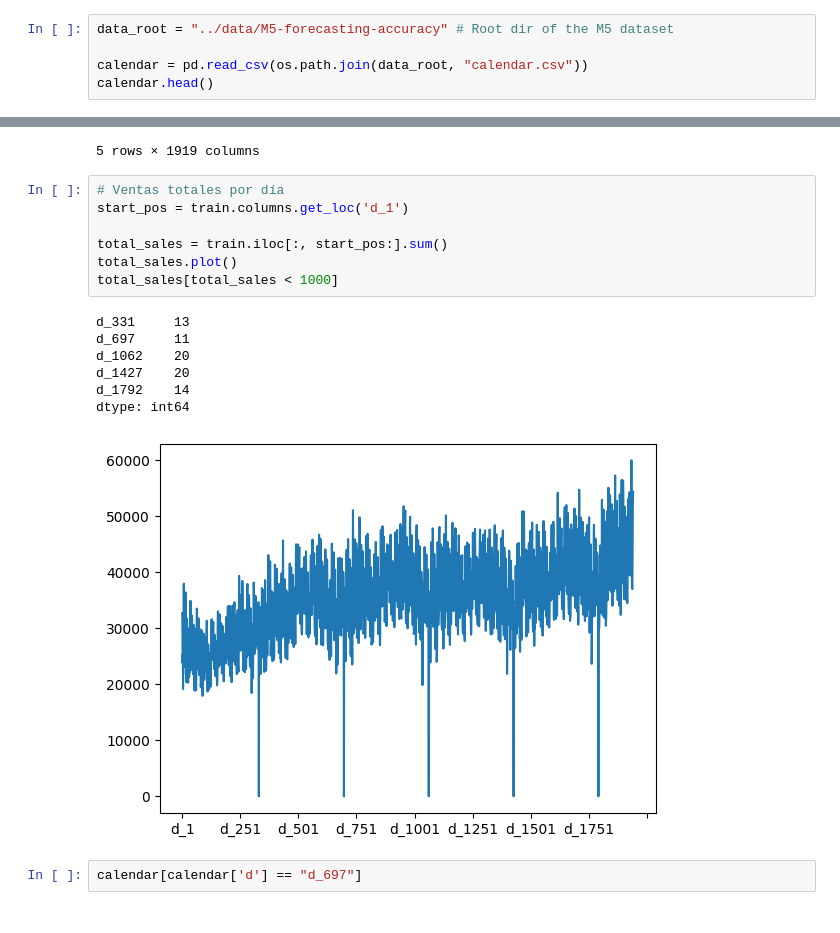
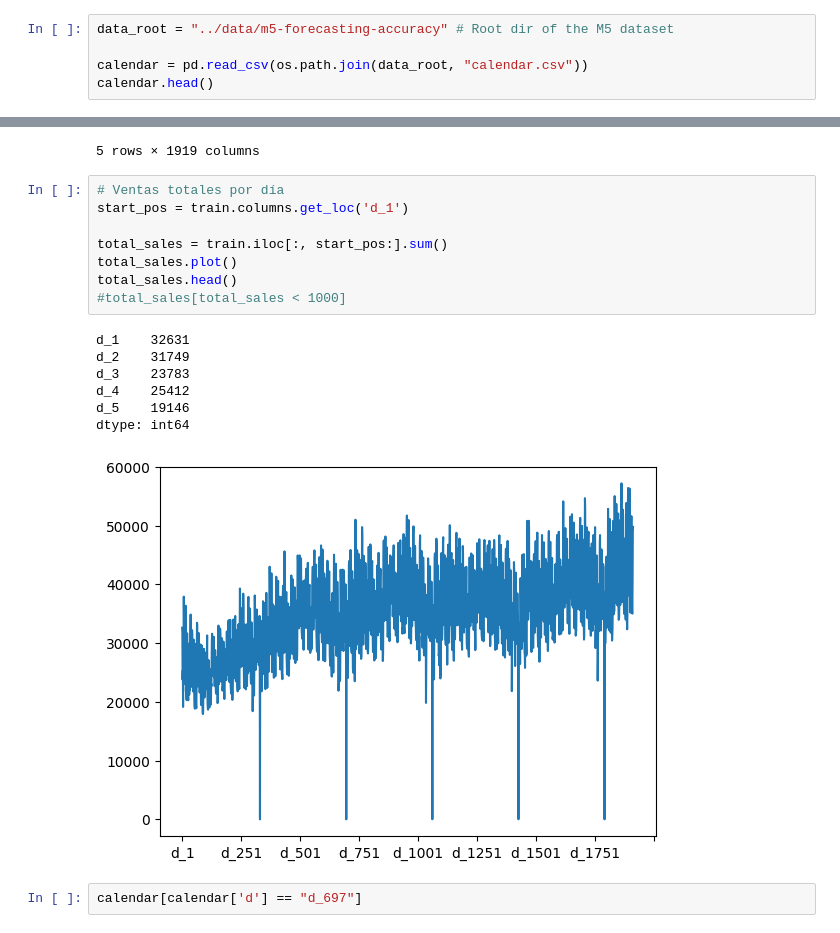
Before and after one commit to alanglk/KISA_ITSDA, a Jupyter notebook: TSF/time_series_forecasting.ipynb, the cells around one changed output, grey strips where cells are left out. Cells and saved outputs as stored; diff of their text form.

```diff
--- a/TSF/time_series_forecasting.ipynb
+++ b/TSF/time_series_forecasting.ipynb
@@ -10,7 +15,7 @@ from utils import M5Data
 # %% [markdown]
 M5 Forecasting - Accuracy
 # %%
-data_root = "../data/M5-forecasting-accuracy" # Root dir of the M5 dataset
+data_root = "../data/m5-forecasting-accuracy" # Root dir of the M5 dataset
 
 calendar = pd.read_csv(os.path.join(data_root, "calendar.csv"))
 calendar.head()
@@ -46,18 +51,19 @@ train.head()
 # %%
 # Ventas totales por día
 start_pos = train.columns.get_loc('d_1')
 
 total_sales = train.iloc[:, start_pos:].sum()
 total_sales.plot()
-total_sales[total_sales < 1000]
+total_sales.head()
+#total_sales[total_sales < 1000]
 # %% [output]
-d_331     13
-d_697     11
-d_1062    20
-d_1427    20
-d_1792    14
+d_1    32631
+d_2    31749
+d_3    23783
+d_4    25412
+d_5    19146
 dtype: int64
-[figure, old version]
+[figure, new version]
 # %%
 calendar[calendar['d'] == "d_697"]
 # %% [output]
```
Also changed, not shown: parts of 10 cells of this notebook, 5 other files.
